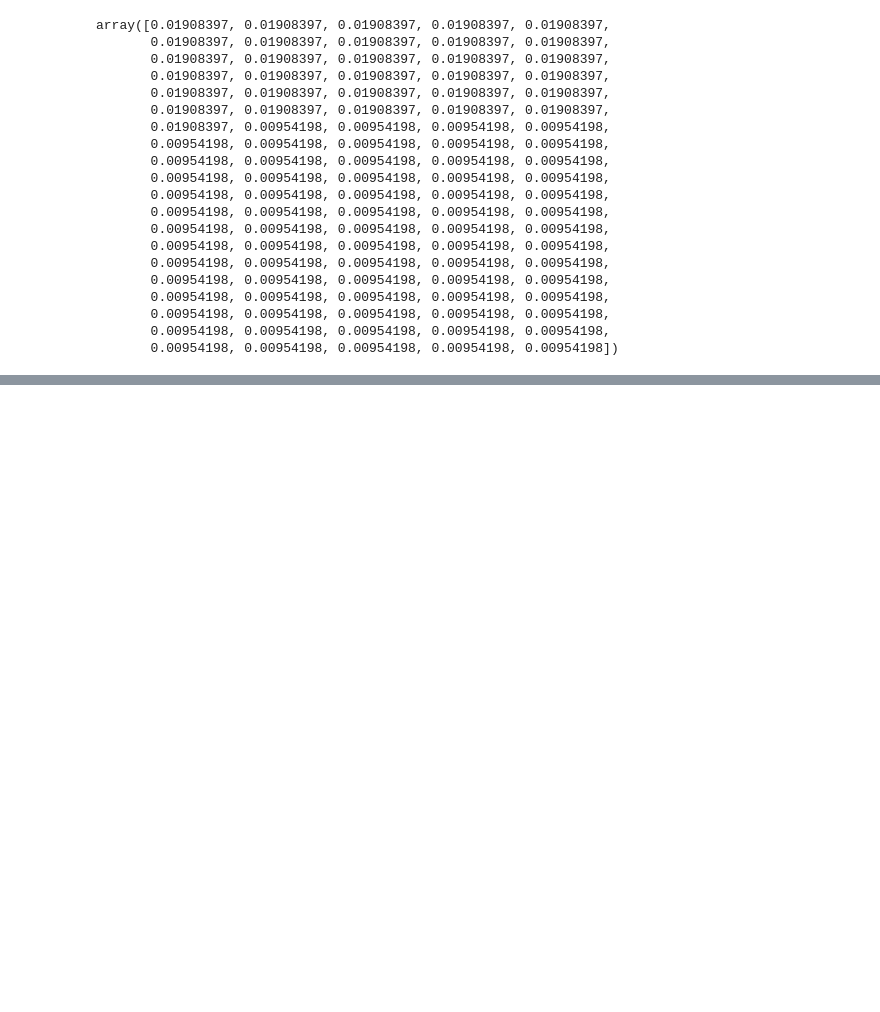
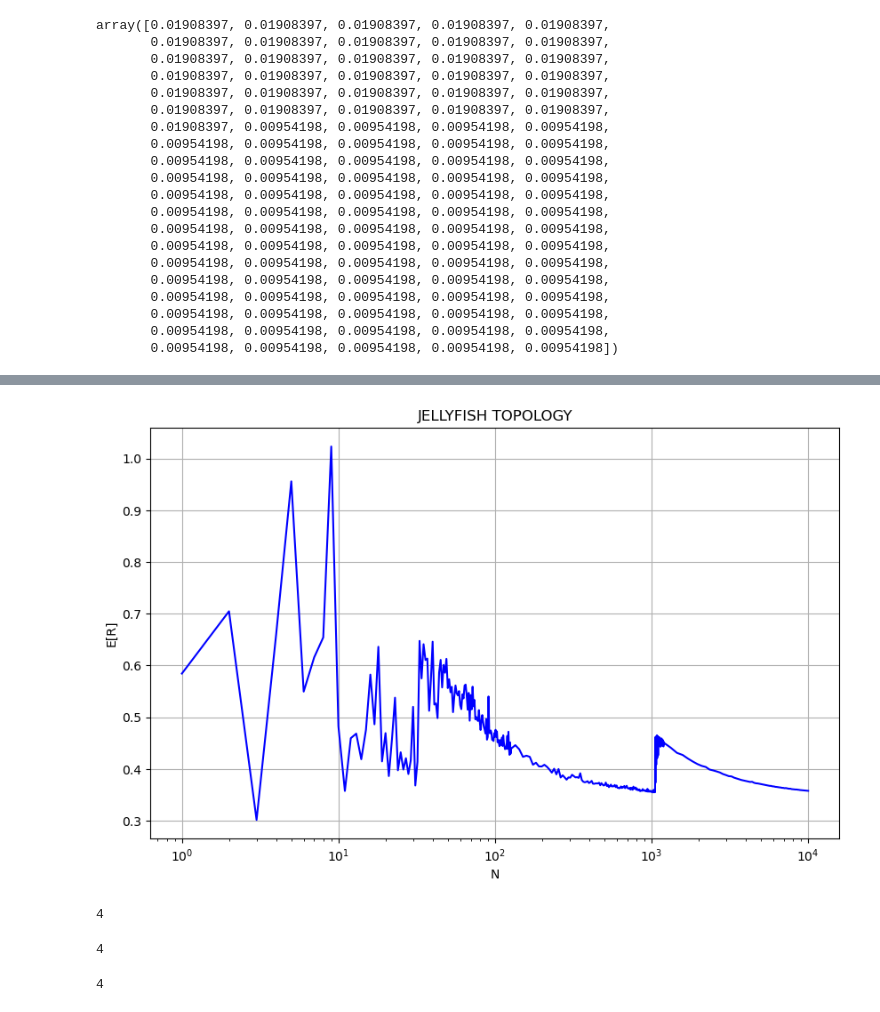
Before and after one commit to LorenzoPannacci/NBD-HW1, a Jupyter notebook: assignment_2.ipynb, the cells around one changed output, grey strips where cells are left out. Drawn from its saved outputs; the diff is of its cells as text; code cells hidden in the pictures; blank space fills up the shorter version.

```diff
--- a/assignment_2.ipynb
+++ b/assignment_2.ipynb
@@ -130,0 +483,12 @@ array([0.01908397, 0.01908397, 0.01908397, 0.01908397, 0.01908397,
+# %%
+def get_jellyfish_rtts(N):
+    distances_array = get_jellyfish_distances(N)
+    rtts_array = 2 * tau * distances_array
+
+    return rtts_array
+
+def get_jellyfish_throughputs(N):
+    rtts_array = get_jellyfish_rtts(N)
+    throughputs_array = C * (1 / rtts_array) / (1 / rtts_array).sum()
+
+    return throughputs_array
@@ -130,0 +533,20 @@ array([0.01908397, 0.01908397, 0.01908397, 0.01908397, 0.01908397,
+# %%
+N_list = np.concatenate((np.arange(1, 127, step = 1), np.arange(127, 1024, step = 8), np.arange(1024, 1200), np.arange(1200, 10128, step = 128)))
+
+E_R_array, S_array = get_times_jellyfish_v(N_list)
+
+# normalize
+
+E_R_array /= E_R_local
+S_array /= S_local
+# %%
+plt.figure(figsize=(10, 6))
+plt.plot(N_list, E_R_array, color='blue')
+plt.xlabel('N')
+plt.ylabel('E[R]')
+plt.title('JELLYFISH TOPOLOGY')
+plt.grid(True)
+plt.xscale('log')
+plt.show()
+# %% [output]
+[figure, added]
@@ -130,0 +589,4 @@ array([0.01908397, 0.01908397, 0.01908397, 0.01908397, 0.01908397,
+# %%
+get_jellyfish_distances(10000)
+# %% [output]
+4
@@ -130,0 +598,8 @@ array([0.01908397, 0.01908397, 0.01908397, 0.01908397, 0.01908397,
+# %%
+np.min(data)
+# %% [output]
+4
+# %%
+np.max(data)
+# %% [output]
+4
```
Also changed, not shown: parts of 31 cells of this notebook, 29 other files.
